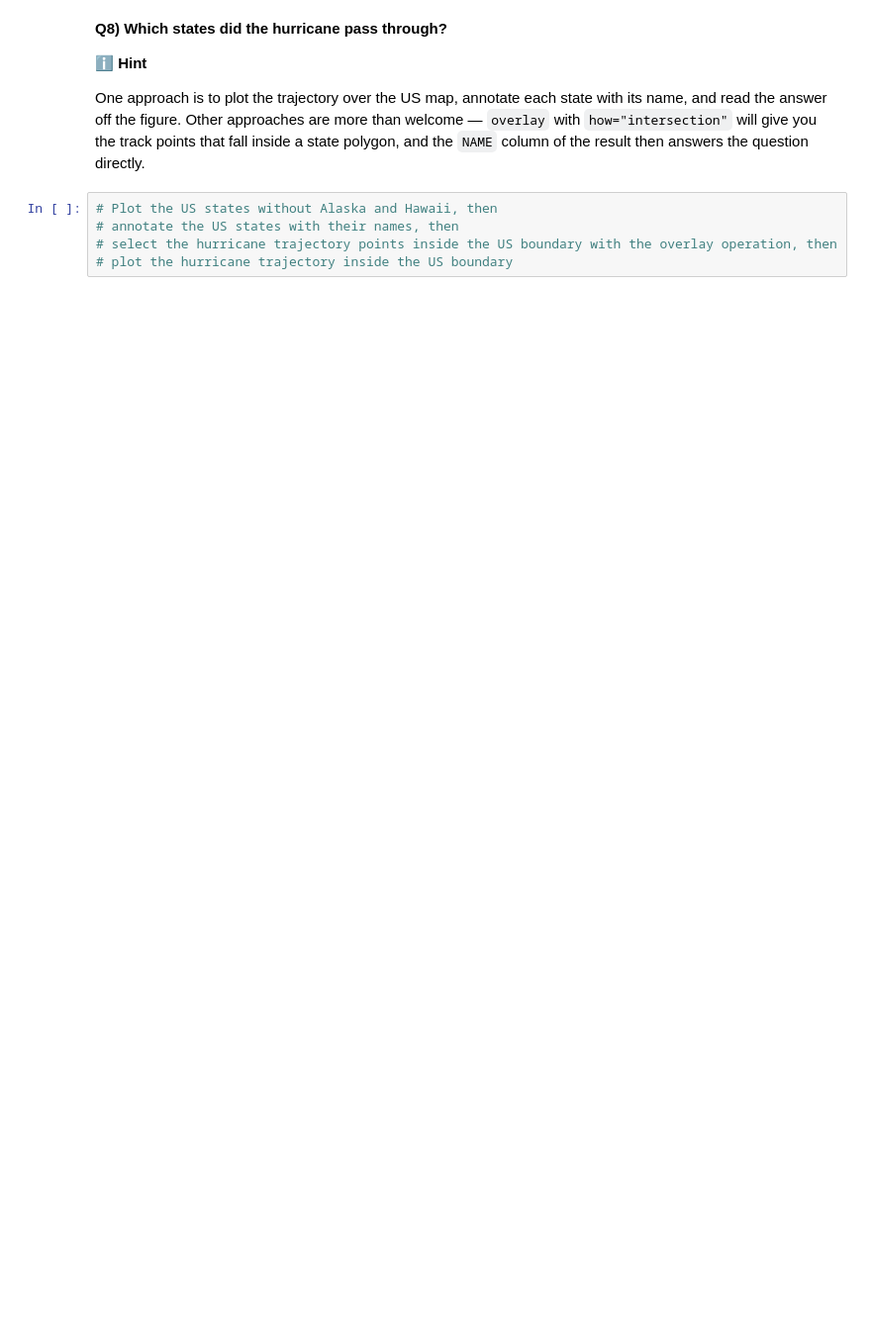
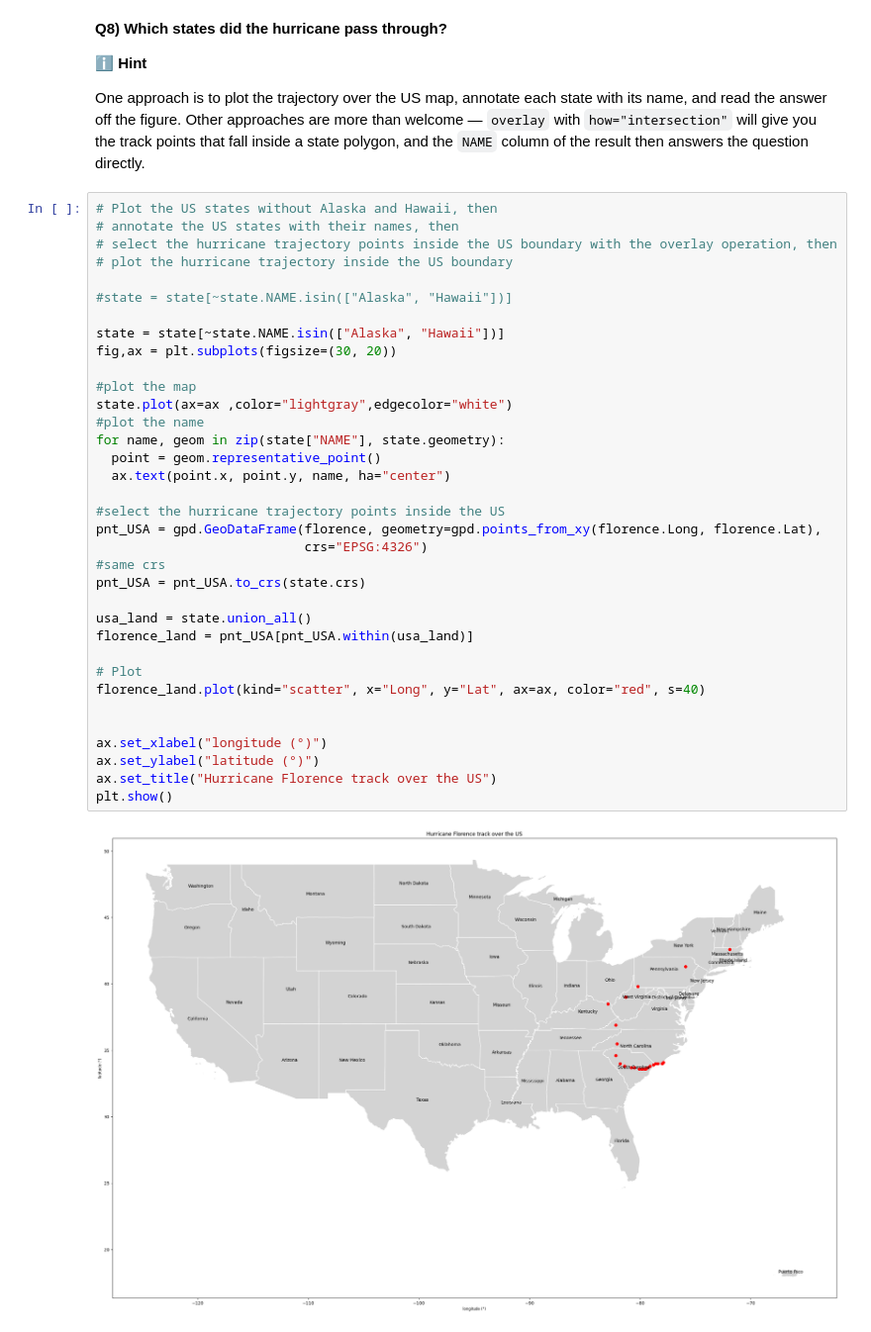
Before and after one commit to Anialuchi/2026_Intro_Python, a Jupyter notebook: 1.6-geospatial-vector-data-environmental-exercises.ipynb, the cells around one changed output. Shown at 99% size. Saved outputs shown, nothing was run; the diff lists cells and outputs as text; blank space fills up the shorter version.

```diff
--- a/1.6-geospatial-vector-data-environmental-exercises.ipynb
+++ b/1.6-geospatial-vector-data-environmental-exercises.ipynb
@@ -217,8 +224,40 @@ One approach is to plot the trajectory over the US map, annotate each state with
 read the answer off the figure. Other approaches are more than welcome — `overlay` with
 `how="intersection"` will give you the track points that fall inside a state polygon, and the
 `NAME` column of the result then answers the question directly.
-# %%
-# Plot the US states without Alaska and Hawaii, then
-# annotate the US states with their names, then
-# select the hurricane trajectory points inside the US boundary with the overlay operation, then
-# plot the hurricane trajectory inside the US boundary
+# %%
+# Plot the US states without Alaska and Hawaii, then
+# annotate the US states with their names, then
+# select the hurricane trajectory points inside the US boundary with the overlay operation, then
+# plot the hurricane trajectory inside the US boundary
+
+#state = state[~state.NAME.isin(["Alaska", "Hawaii"])]
+
+state = state[~state.NAME.isin(["Alaska", "Hawaii"])]
+fig,ax = plt.subplots(figsize=(30, 20))
+
+#plot the map
+state.plot(ax=ax ,color="lightgray",edgecolor="white")
+#plot the name
+for name, geom in zip(state["NAME"], state.geometry):
+  point = geom.representative_point()
+  ax.text(point.x, point.y, name, ha="center")
+
+#select the hurricane trajectory points inside the US
+pnt_USA = gpd.GeoDataFrame(florence, geometry=gpd.points_from_xy(florence.Long, florence.Lat),
+                           crs="EPSG:4326")
+#same crs
+pnt_USA = pnt_USA.to_crs(state.crs)
+
+usa_land = state.union_all()
+florence_land = pnt_USA[pnt_USA.within(usa_land)]
+
+# Plot
+florence_land.plot(kind="scatter", x="Long", y="Lat", ax=ax, color="red", s=40)
+
+
+ax.set_xlabel("longitude (°)")
+ax.set_ylabel("latitude (°)")
+ax.set_title("Hurricane Florence track over the US")
+plt.show()
+# %% [output]
+[figure, added]
```
Also changed, not shown: parts of 2 cells of this notebook.
